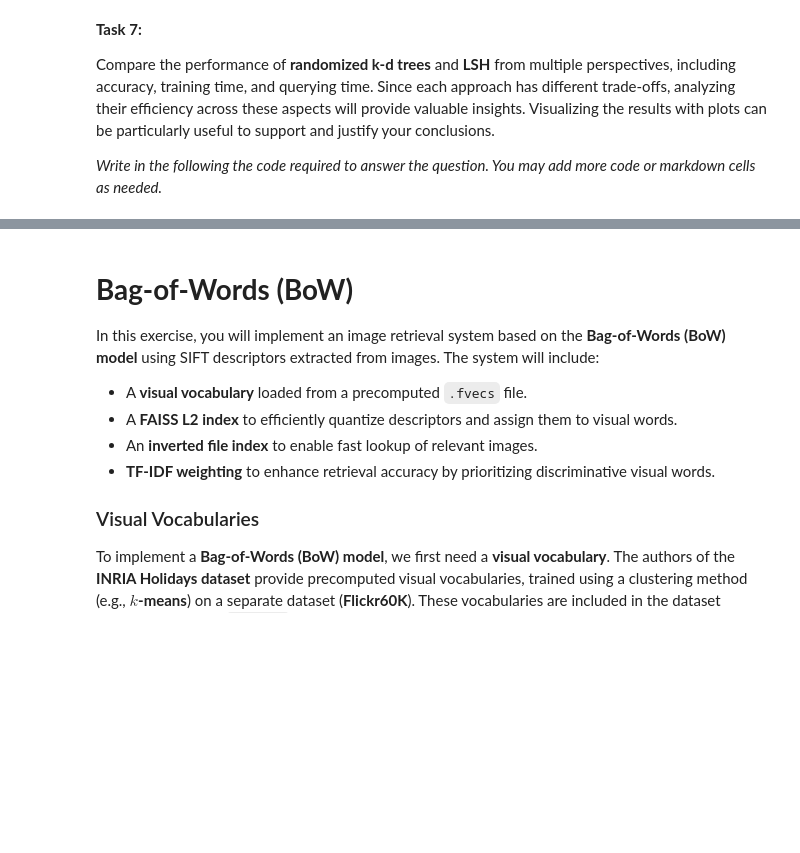
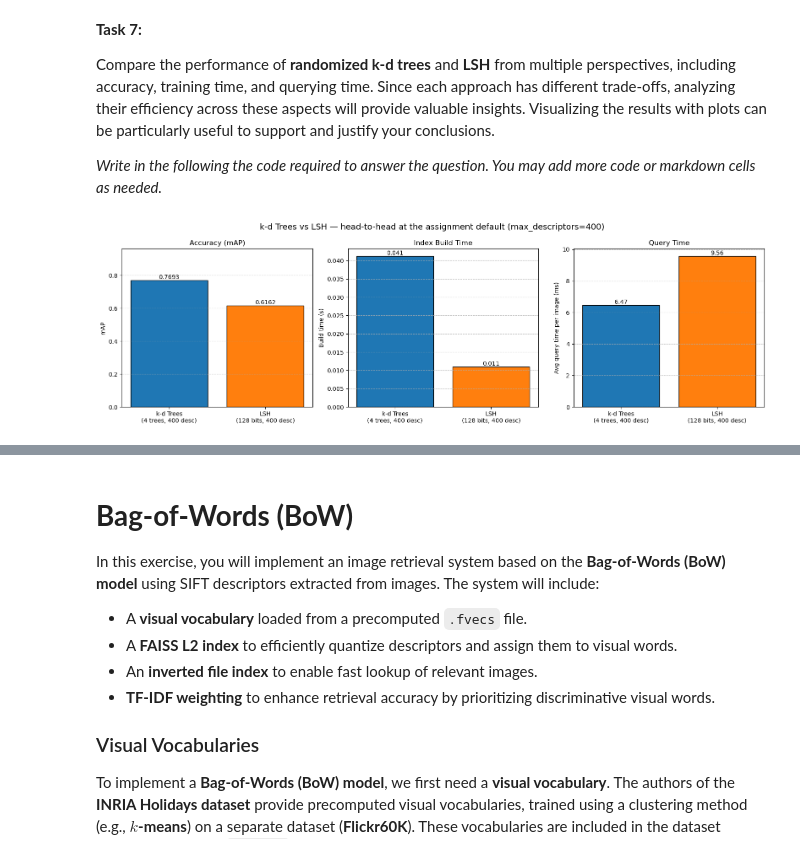
Before and after one commit to EinarLop/UIB_IDX_CBIR_02, a Jupyter notebook: 11762_Image_Indexing.ipynb, the cells around one changed output, grey strips where cells are left out. Saved outputs shown, nothing was run; the diff lists cells and outputs as text; code cells hidden in the pictures; blank space fills up the shorter version.

Commit message:
Implement task 7

```diff
--- a/11762_Image_Indexing.ipynb
+++ b/11762_Image_Indexing.ipynb
@@ -466,3 +468,59 @@ In summary, increasing nbits improves accuracy at a negligible cost in build and
 Compare the performance of **randomized k-d trees** and **LSH** from multiple perspectives, including accuracy, training time, and querying time. Since each approach has different trade-offs, analyzing their efficiency across these aspects will provide valuable insights. Visualizing the results with plots can be particularly useful to support and justify your conclusions.
 
 *Write in the following the code required to answer the question. You may add more code or markdown cells as needed.*
+# %%
+# %%
+# --- Task 7a: head-to-head at the assignment default configuration
+# Reuses the metrics already gathered in Task 3 (kd-tree sweep over #trees,
+# 400 descriptors) and Task 6 (LSH sweep over nbits, 400 descriptors).
+# All three sweeps used max_descriptors=400, so the comparison is fair.
+
+kd_idx = tree_counts.index(4)                          # canonical kd-tree: 4 trees
+kd_def = {
+    "mAP":   mAP_scores[kd_idx],
+    "build": build_times[kd_idx],
+    "query": avg_search_times[kd_idx],
+}
+
+_lsh_raw = lsh_results[128]                             # canonical LSH: 128 bits
+lsh_def = {
+    "mAP":   _lsh_raw["mAP"],
+    "build": _lsh_raw["build_time"],
+    "query": _lsh_raw["avg_query_time"],
+}
+
+methods = ['k-d Trees\n(4 trees, 400 desc)', 'LSH\n(128 bits, 400 desc)']
+colors  = ['tab:blue', 'tab:orange']
+x_pos   = np.arange(len(methods))
+
+fig, (ax1, ax2, ax3) = plt.subplots(1, 3, figsize=(16, 5))
+
+bars = ax1.bar(x_pos, [kd_def["mAP"], lsh_def["mAP"]],
+               color=colors, edgecolor='black')
+ax1.bar_label(bars, fmt='%.4f')
+ax1.set_xticks(x_pos); ax1.set_xticklabels(methods)
+ax1.set_ylabel('mAP'); ax1.set_title('Accuracy (mAP)')
+ax1.set_ylim(0, max(kd_def["mAP"], lsh_def["mAP"]) * 1.25)
+ax1.grid(axis='y', linestyle='--', alpha=0.7)
+
+bars = ax2.bar(x_pos, [kd_def["build"], lsh_def["build"]],
+               color=colors, edgecolor='black')
+ax2.bar_label(bars, fmt='%.3f')
+ax2.set_xticks(x_pos); ax2.set_xticklabels(methods)
+ax2.set_ylabel('Build time (s)'); ax2.set_title('Index Build Time')
+ax2.grid(axis='y', linestyle='--', alpha=0.7)
+
+bars = ax3.bar(x_pos,
+               [kd_def["query"] * 1000, lsh_def["query"] * 1000],
+               color=colors, edgecolor='black')
+ax3.bar_label(bars, fmt='%.2f')
+ax3.set_xticks(x_pos); ax3.set_xticklabels(methods)
+ax3.set_ylabel('Avg query time per image (ms)'); ax3.set_title('Query Time')
+ax3.grid(axis='y', linestyle='--', alpha=0.7)
+
+fig.suptitle('k-d Trees vs LSH — head-to-head at the assignment default '
+             '(max_descriptors=400)', fontsize=14)
+fig.tight_layout()
+plt.show()
+# %% [output]
+[figure, added]
```
Also changed, not shown: parts of 9 cells of this notebook.
